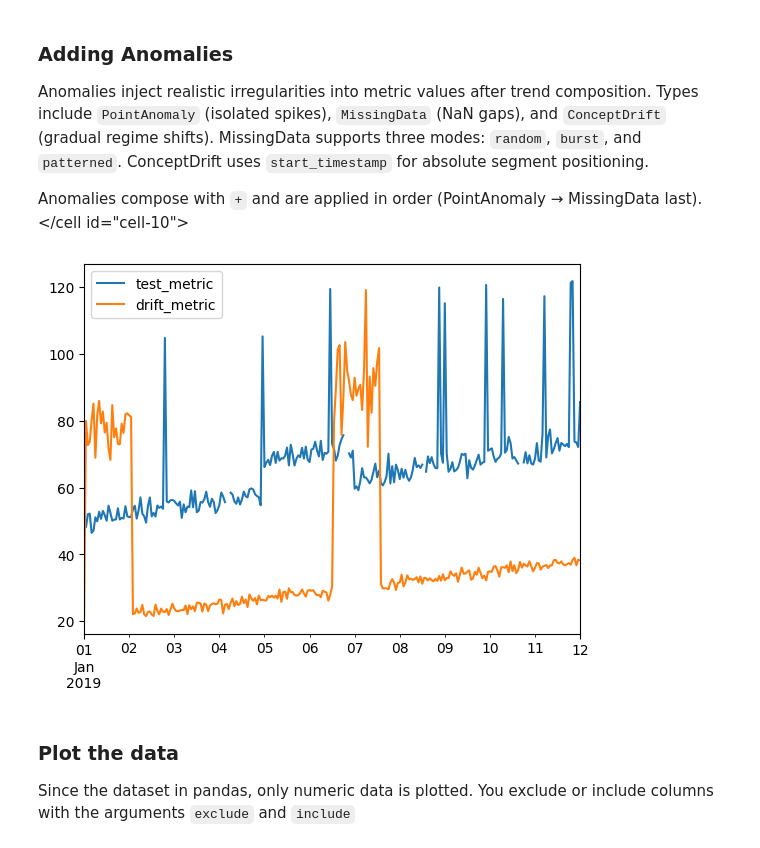
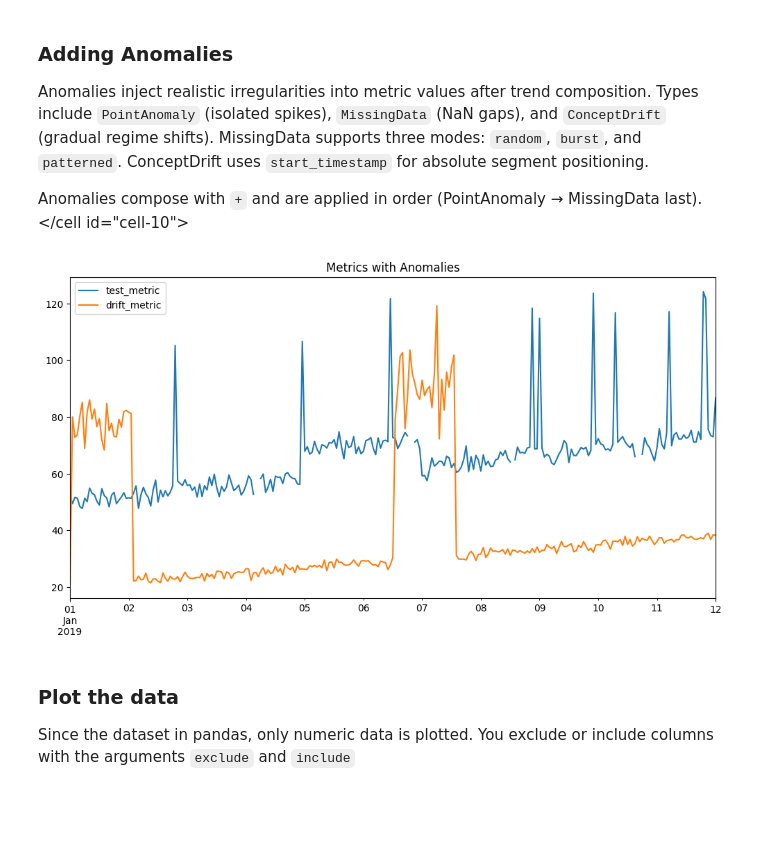
Before and after one commit to manojmanivannan/ts-data-generator, a Jupyter notebook: notebooks/sample.ipynb, the cells around one changed output. Saved outputs shown, nothing was run; the diff lists cells and outputs as text; code cells hidden in the pictures; blank space fills up the shorter version.

```diff
--- a/notebooks/sample.ipynb
+++ b/notebooks/sample.ipynb
@@ -163,35 +163,35 @@ d2.start_datetime = "2019-01-01"
 d2.end_datetime = "2019-01-12"
 d2.to_granularity("h")
 
 # Add a baseline metric with anomalies
 d2.add_metric(
     name="test_metric",
     trends=[
         LinearTrend(name="base", slope=5, offset=50, noise_level=2),
         WeekendTrend(name="wknd", weekend_effect=30, direction="up", noise_level=1),
     ],
     anomalies=[
         PointAnomaly(probability=0.02, magnitude=50),
         MissingData(probability=0.01),
         MissingData(mode="burst", burst_probability=0.005, min_length=2, max_length=3),
     ],
 )
 
 # ConceptDrift with start_index for sequential multi-segment positioning
 d2.add_metric(
     name="drift_metric",
     trends=[LinearTrend(name="base", slope=4, offset=20, noise_level=1)],
     anomalies=[
         ConceptDrift(segments=[
             DriftSegment(start_timestamp="2019-01-01T00:00:00", target_mean=80, target_std=5, hold_duration=86400, restore=True),
             DriftSegment(start_timestamp="2019-01-06T12:00:00", target_mean=90, target_std=10, hold_duration=86400, restore=True),
         ]),
     ],
 )
 
-d2.plot()
+d2.plot(figsize=(12,6), title="Metrics with Anomalies")
 # %% [output]
-[figure, old version]
+[figure, new version]
 # %% [markdown]
 ### Plot the data
 Since the dataset in pandas, only numeric data is plotted.</br>
```
Also changed, not shown: parts of 11 cells of this notebook, 3 other files.
